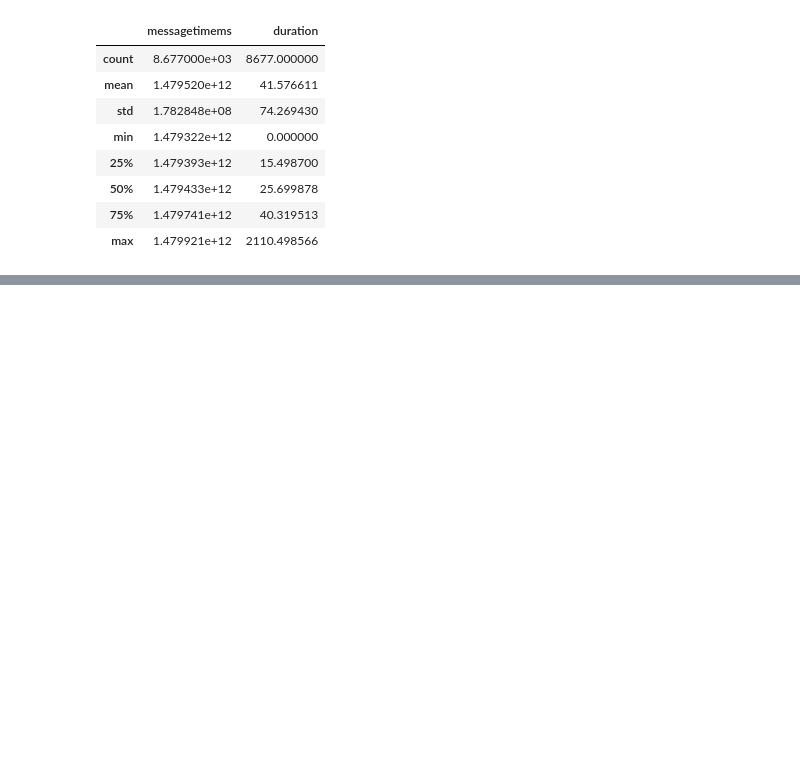
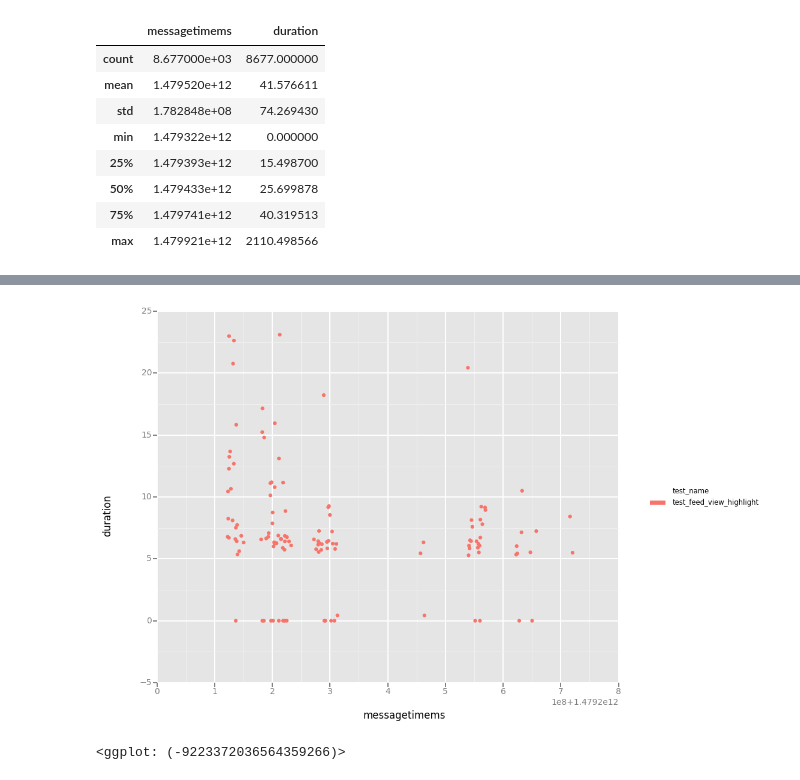
Before and after one commit to tjengel/Test, a Jupyter notebook: Python Files/Testing Automation Variation.ipynb, the cells around one changed output, grey strips where cells are left out. Saved outputs shown, nothing was run; the diff lists cells and outputs as text; code cells hidden in the pictures; blank space fills up the shorter version.

Commit message:
Added another plot

```diff
--- a/Python Files/Testing Automation Variation.ipynb
+++ b/Python Files/Testing Automation Variation.ipynb
@@ -30,4 +48,10 @@ ggplot(test, aes(x='messagetimems', y='duration', color='test_name')) + geom_lin
 # Creating smaller dataframes to test with
 new_df = test.query('test_name == "test_feed_view_highlight"')
 new_df2 = test.query('test_name == "test_v3_uploader_practice_video"')
+# %%
+# plot feed view highlight test
+ggplot(new_df, aes(x='messagetimems', y='duration', color='test_name')) + geom_point()
+# %% [output]
+[figure, added]
+<ggplot: (-9223372036564359266)>
 # %%
```
Also changed, not shown: parts of 3 cells of this notebook.
